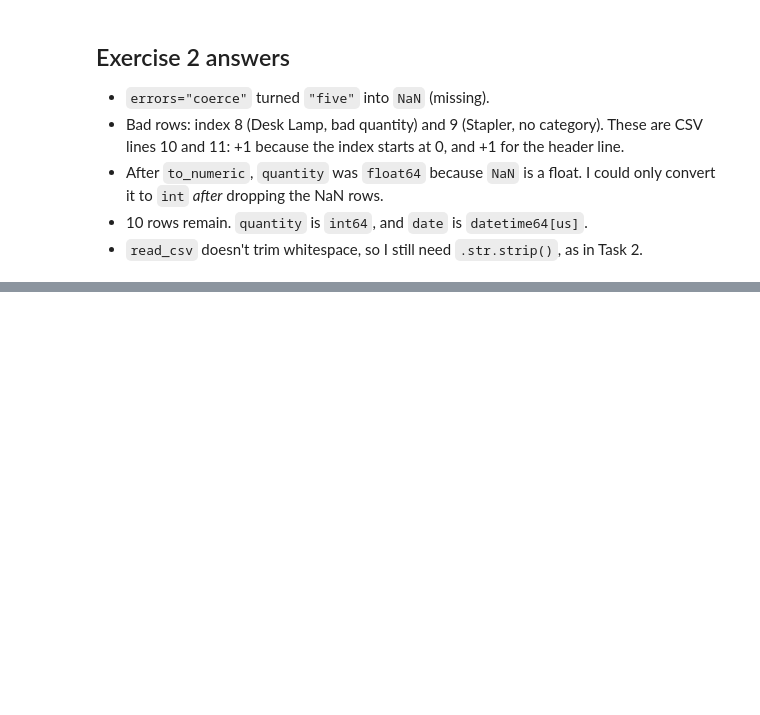
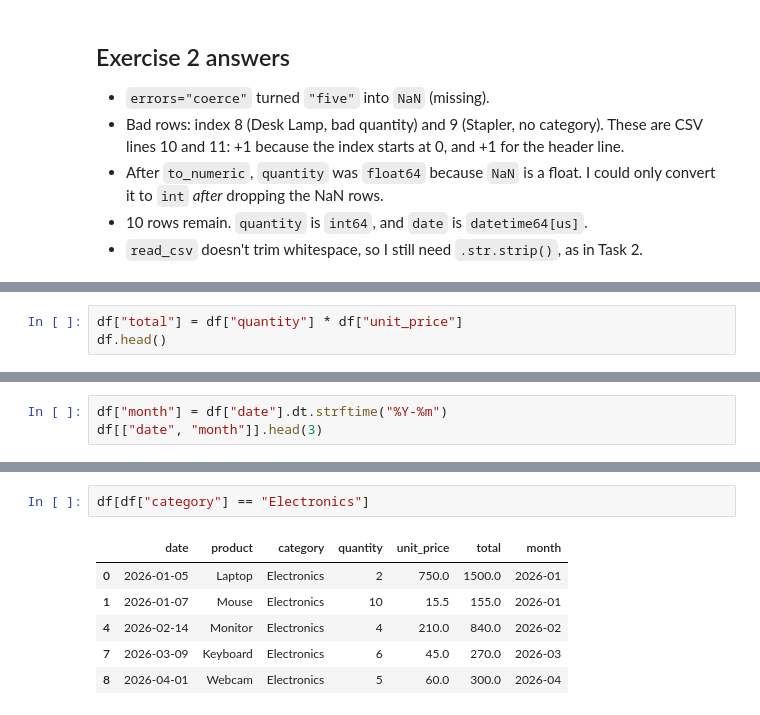
Before and after one commit to adam-c4d/pythonllm-practise, a Jupyter notebook: 02_data/sales_pandas.ipynb, the cells around one changed output, grey strips where cells are left out. Cells and saved outputs as stored; diff of their text form; blank space fills up the shorter version.

```diff
--- a/02_data/sales_pandas.ipynb
+++ b/02_data/sales_pandas.ipynb
@@ -234,0 +237,3 @@ memory usage: 532.0 bytes
+# %%
+df["total"] = df["quantity"] * df["unit_price"]
+df.head()
@@ -234,0 +247,3 @@ memory usage: 532.0 bytes
+# %%
+df["month"] = df["date"].dt.strftime("%Y-%m")
+df[["date", "month"]].head(3)
@@ -234,0 +283,9 @@ memory usage: 532.0 bytes
+# %%
+df[df["category"] == "Electronics"]
+# %% [output]
+|  | date | product | category | quantity | unit_price | total | month |
+| 0 | 2026-01-05 | Laptop | Electronics | 2 | 750.0 | 1500.0 | 2026-01 |
+| 1 | 2026-01-07 | Mouse | Electronics | 10 | 15.5 | 155.0 | 2026-01 |
+| 4 | 2026-02-14 | Monitor | Electronics | 4 | 210.0 | 840.0 | 2026-02 |
+| 7 | 2026-03-09 | Keyboard | Electronics | 6 | 45.0 | 270.0 | 2026-03 |
+| 8 | 2026-04-01 | Webcam | Electronics | 5 | 60.0 | 300.0 | 2026-04 |
```
Also changed, not shown: parts of 10 cells of this notebook, 1 other file.
